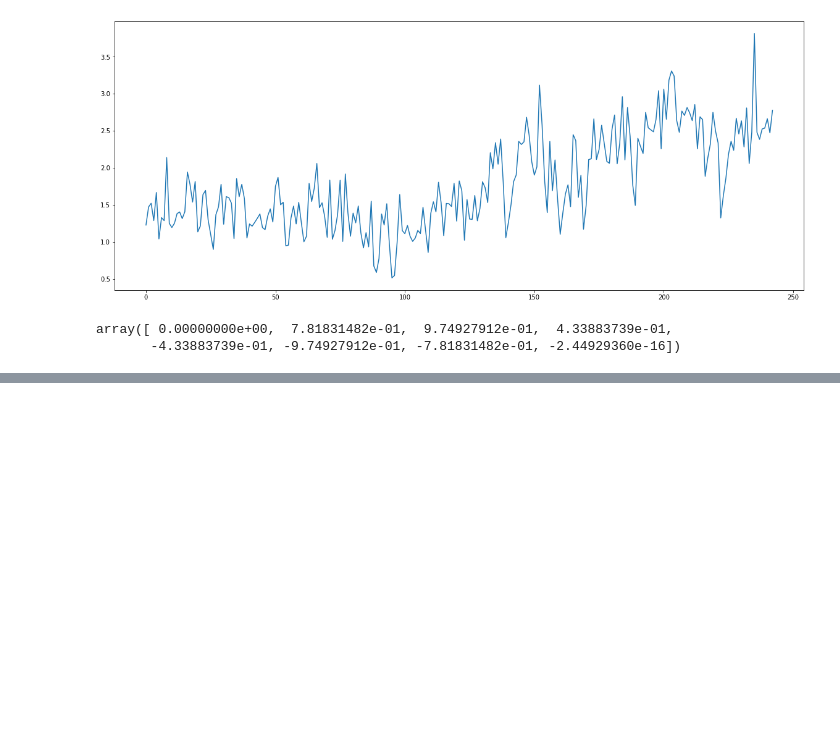
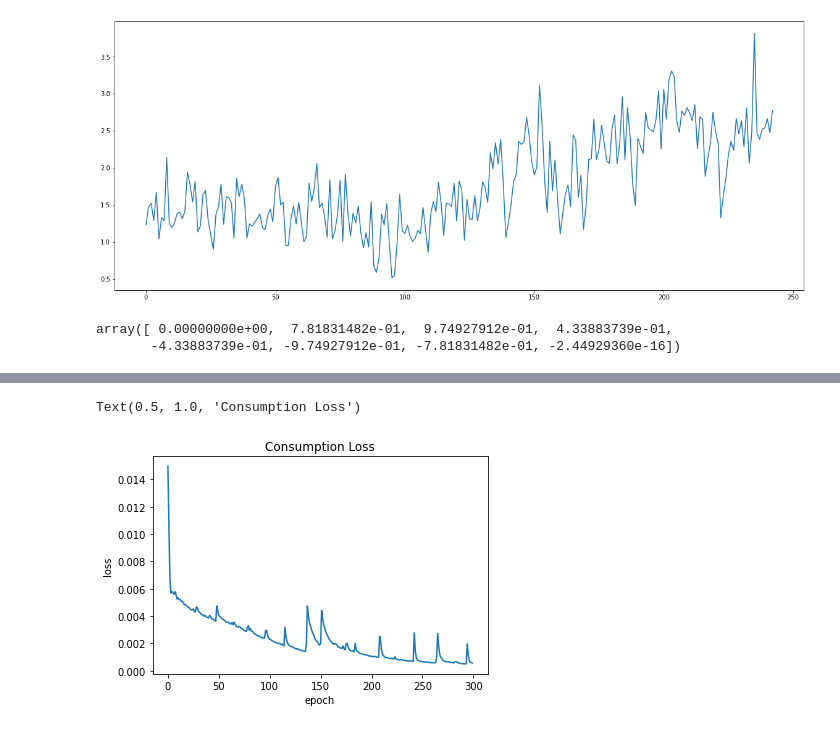
Before and after one commit to Aquarium1222/Energy-Trading, a Jupyter notebook: test.ipynb, the cells around one changed output, grey strips where cells are left out. Cells and saved outputs as stored; diff of their text form; code cells hidden in the pictures; blank space fills up the shorter version.

```diff
--- a/test.ipynb
+++ b/test.ipynb
@@ -60,0 +81,18 @@ array([ 0.00000000e+00,  7.81831482e-01,  9.74927912e-01,  4.33883739e-01,
+# %%
+keyword = 'consumption'
+con_list = []
+with open('./training_detail.txt') as f:
+    line = f.readline()
+    while line:
+        if keyword in line:
+            a = float(line.split(': ')[1].strip())
+            con_list.append(a)
+        line = f.readline()
+    f.close()
+plt.plot(range(300), con_list)
+plt.xlabel('epoch')
+plt.ylabel('loss')
+plt.title('Consumption Loss')
+# %% [output]
+Text(0.5, 1.0, 'Consumption Loss')
+[figure, added]
```
Also changed, not shown: parts of 2 cells of this notebook, 6 other files.
